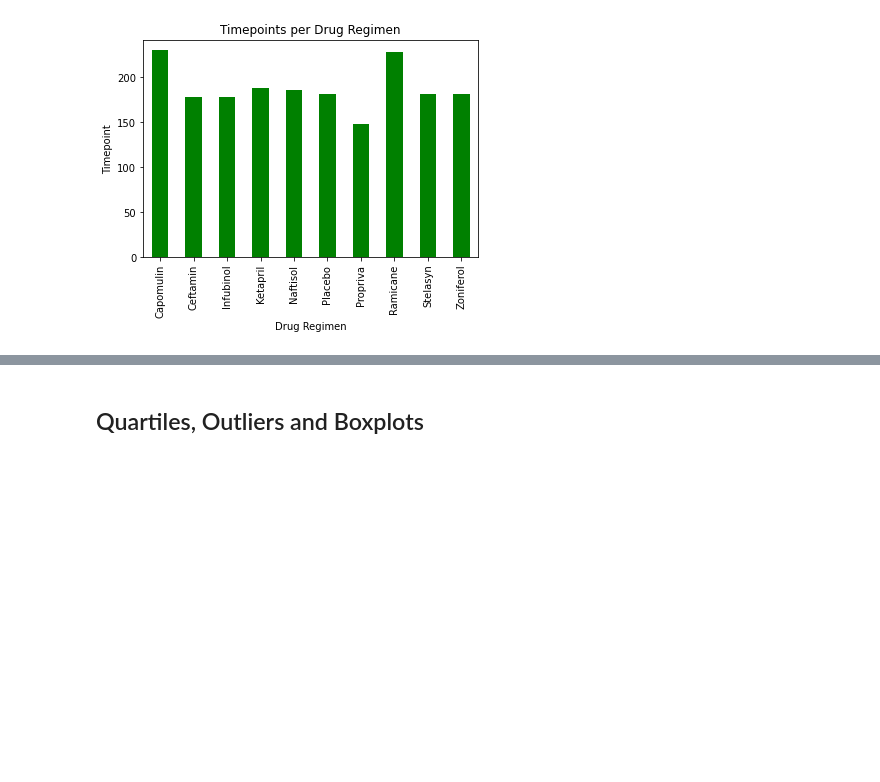
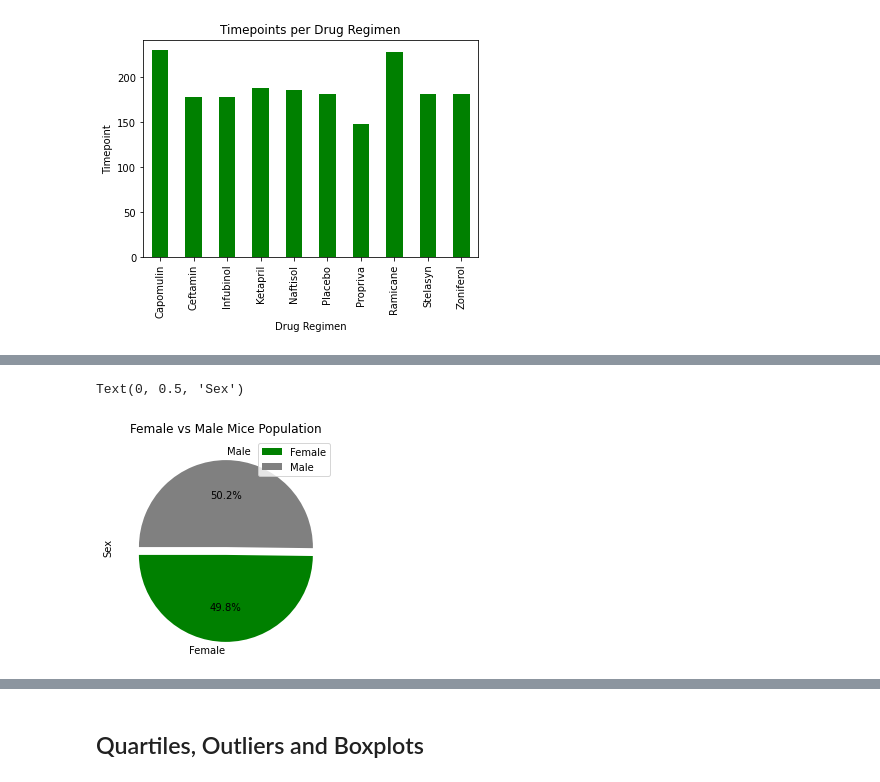
Before and after one commit to kealvarez/matplotlib-challenge, a Jupyter notebook: Pymaceuticals/pymaceuticals_actual.ipynb, the cells around one changed output, grey strips where cells are left out. Saved outputs shown, nothing was run; the diff lists cells and outputs as text; code cells hidden in the pictures; blank space fills up the shorter version.

```diff
--- a/Pymaceuticals/pymaceuticals_actual.ipynb
+++ b/Pymaceuticals/pymaceuticals_actual.ipynb
@@ -201,0 +220,19 @@ mice_list
+# %%
+# Generate a pie plot showing the distribution of female versus male mice using Pandas
+gender = merged_data.groupby(["Mouse ID", "Sex"])
+gender_df = pd.DataFrame(gender.size())
+
+mice_gender = pd.DataFrame(gender_df.groupby(["Sex"]).count())
+mice_gender.columns = ["Count"]
+
+mice_gender["Percentage"] = (100*(mice_gender["Count"]/mice_gender["Count"].sum()))
+
+mice_gender
+
+plot = mice_gender.plot.pie(y="Count", colors = (['green', 'gray']), startangle = 180, explode = (0.09,0), autopct="%1.1f%%")
+
+plt.title('Female vs Male Mice Population')
+plt.ylabel('Sex')
+# %% [output]
+Text(0, 0.5, 'Sex')
+[figure, added]
```
Also changed, not shown: parts of 13 cells of this notebook.
